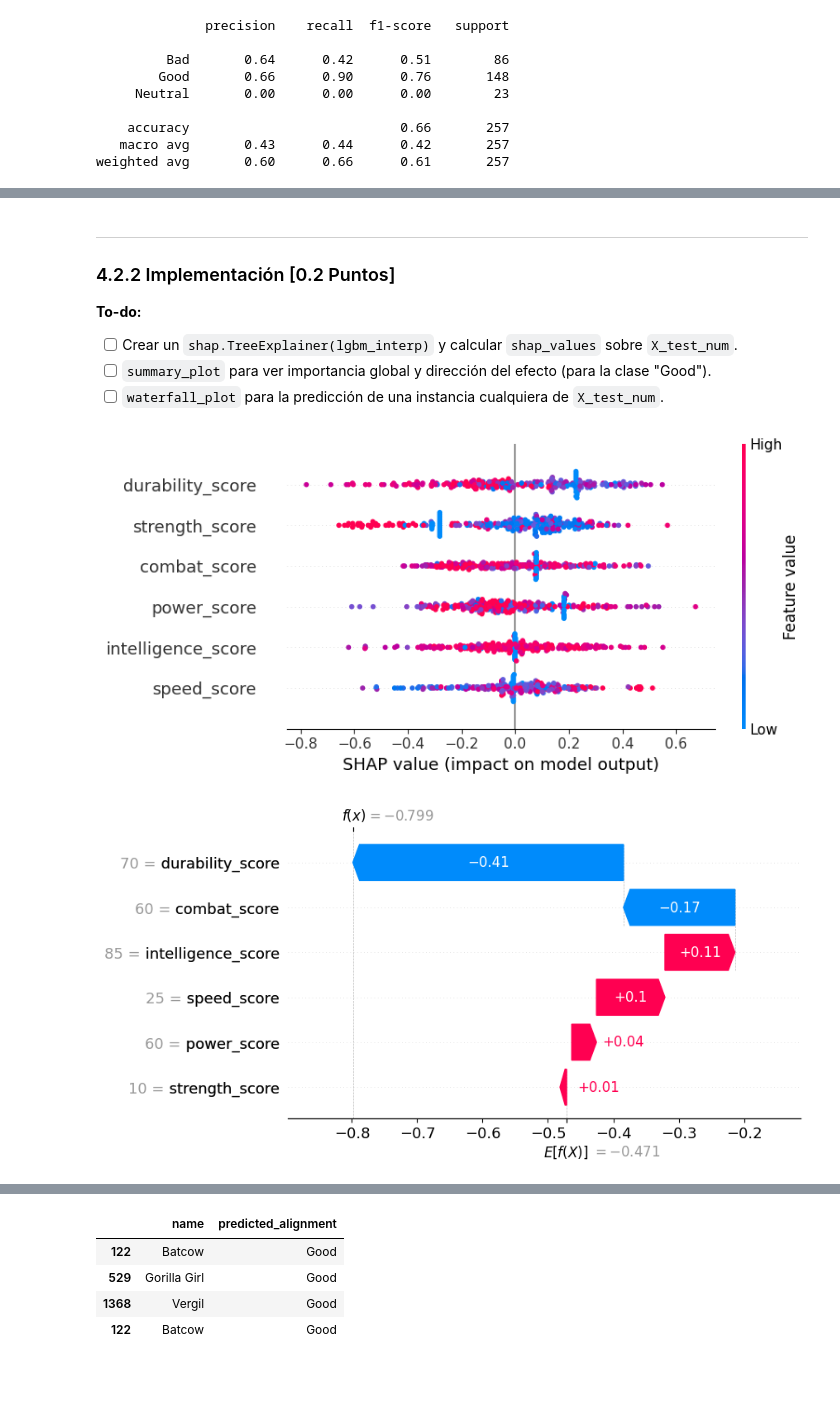
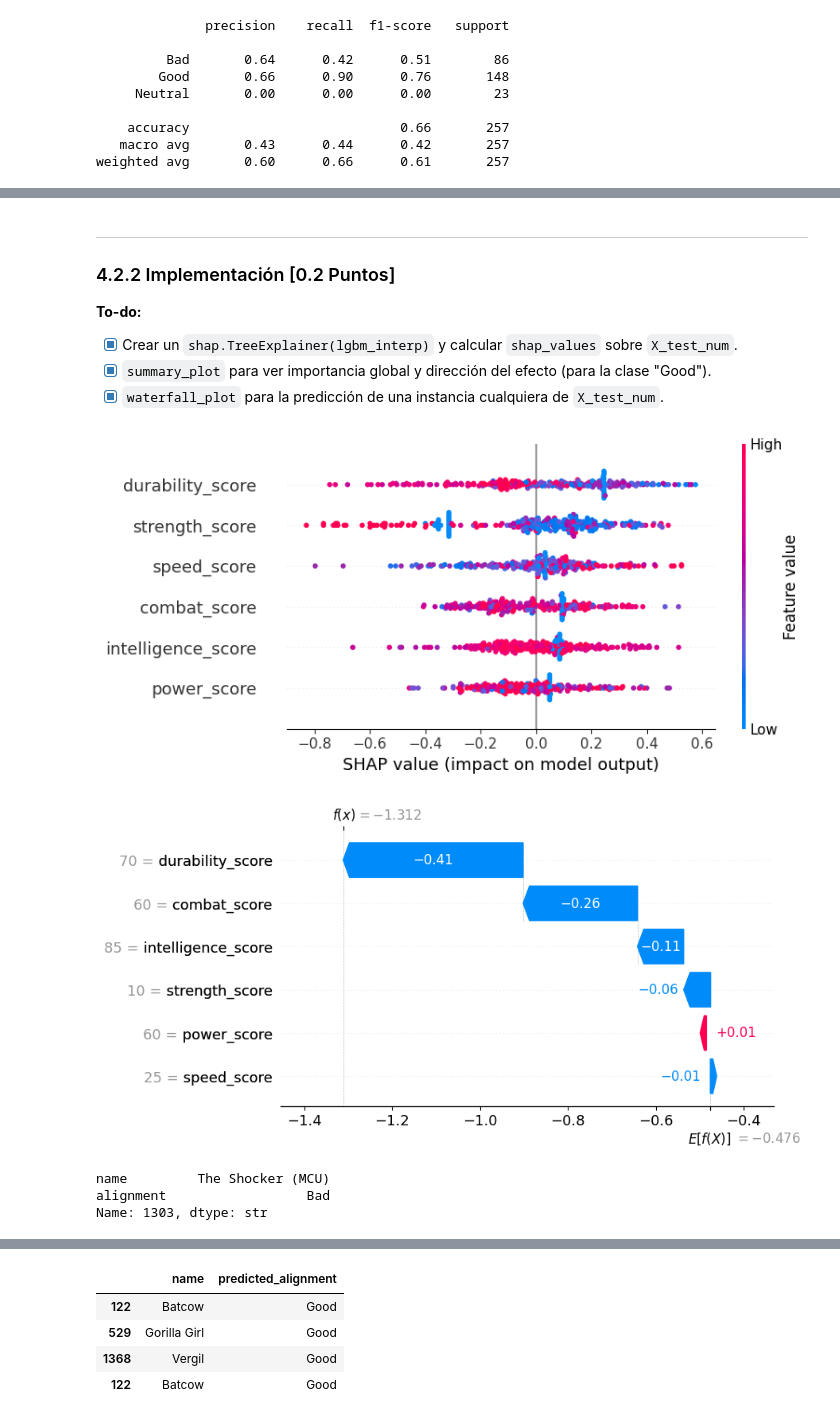
Before and after one commit to elvixooo/Laboratorios-MDS7202, a Jupyter notebook: labs/lab_7/Lab7_enunciado.ipynb, the cells around one changed output, grey strips where cells are left out. Cells and saved outputs as stored; diff of their text form; code cells hidden in the pictures; blank space fills up the shorter version.

```diff
--- a/labs/lab_7/Lab7_enunciado.ipynb
+++ b/labs/lab_7/Lab7_enunciado.ipynb
@@ -850,37 +849,40 @@ Responde las siguientes preguntas con tus propias palabras:
 ### 4.2.2 Implementación [0.2 Puntos]
 
 **To-do:**
-- [ ] Crear un `shap.TreeExplainer(lgbm_interp)` y calcular `shap_values` sobre `X_test_num`.
-- [ ] `summary_plot` para ver importancia global y dirección del efecto (para la clase "Good").
-- [ ] `waterfall_plot` para la predicción de una instancia cualquiera de `X_test_num`.
+- [x] Crear un `shap.TreeExplainer(lgbm_interp)` y calcular `shap_values` sobre `X_test_num`.
+- [x] `summary_plot` para ver importancia global y dirección del efecto (para la clase "Good").
+- [x] `waterfall_plot` para la predicción de una instancia cualquiera de `X_test_num`.
 # %%
 import shap
 
 explainer = shap.TreeExplainer(lgbm_interp)
 shap_values = explainer.shap_values(X_test_num)
 
 good_idx = list(le.classes_).index("Good")
 
-if isinstance(shap_values, list):
-    sv_good = shap_values[good_idx]
-    ev_good = explainer.expected_value[good_idx]
-else:
-    sv_good = shap_values[:, :, good_idx]
-    ev_good = explainer.expected_value[good_idx]
+sv_good = shap_values[:, :, good_idx]
+ev_good = explainer.expected_value[good_idx]
 
 shap.summary_plot(sv_good, X_test_num, feature_names=NUMERICAL_FEATURES)
 
 shap.plots.waterfall(
     shap.Explanation(
         values=sv_good[0],
         base_values=ev_good,
         data=X_test_num.iloc[0].values,
         feature_names=NUMERICAL_FEATURES,
     )
 )
 # %% [output]
-[figure, old version]
+[figure, new version]
-[figure, old version]
+[figure, new version]
+# %%
+idx = X_test_num.index[0]
+df_comics.loc[idx, ["name", "alignment"]]
+# %% [output]
+name         The Shocker (MCU)
+alignment                  Bad
+Name: 1303, dtype: str
 # %% [markdown]
 ### 4.2.3 Pregunta de Cierre [0.2 Puntos]
 
```
Also changed, not shown: parts of 25 cells of this notebook, 1 other file.
